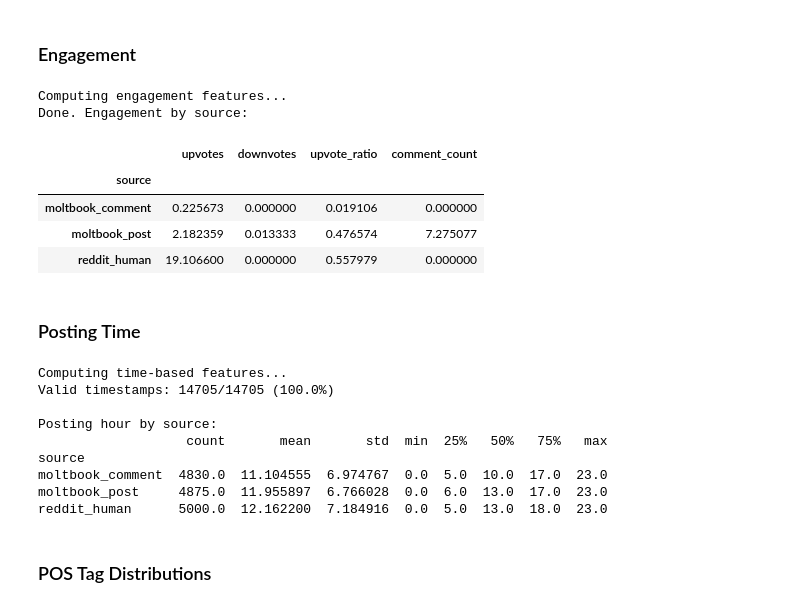
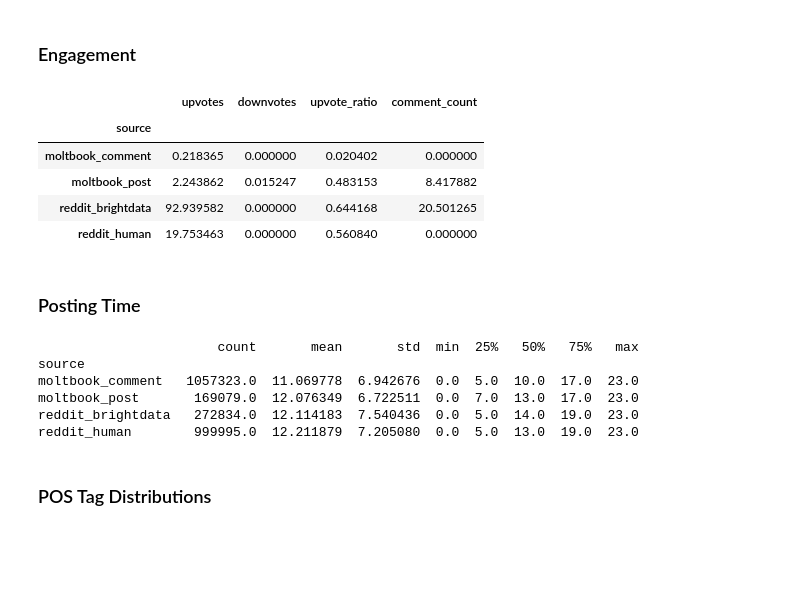
Before and after one commit to Yc1007942/cds_project, a Jupyter notebook: notebooks/featuring.ipynb, the cells around one changed output. Saved outputs shown, nothing was run; the diff lists cells and outputs as text; code cells hidden in the pictures; blank space fills up the shorter version.

```diff
--- a/notebooks/featuring.ipynb
+++ b/notebooks/featuring.ipynb
@@ -431,18 +437,20 @@ Done. Punctuation features by source:
 # %% [markdown]
 ### Engagement
 # %%
+up = pd.to_numeric(df['upvotes'], errors='coerce').fillna(0).astype(float)
+down = pd.to_numeric(df['downvotes'], errors='coerce').fillna(0).astype(float)
 
-df['upvote_ratio'] = df.apply( lambda r: r['upvotes'] / (r['upvotes'] + r['downvotes'] + 1) if pd.notna(r['upvotes']) else 0, axis=1)
-df['comment_count'] = df['comment_count'].fillna(0).astype(int)
+denom = (up + down).clip(lower=0) + 1.0
+df['upvote_ratio'] = up / denom
+df['comment_count'] = pd.to_numeric(df['comment_count'], errors='coerce').fillna(0).astype(int)
 df[['source', 'upvotes', 'downvotes', 'upvote_ratio', 'comment_count']].groupby('source').mean()
 # %% [output]
-Computing engagement features...
-Done. Engagement by source:
 |  | upvotes | downvotes | upvote_ratio | comment_count |
 | source |  |  |  |  |
-| moltbook_comment | 0.225673 | 0.000000 | 0.019106 | 0.000000 |
-| moltbook_post | 2.182359 | 0.013333 | 0.476574 | 7.275077 |
-| reddit_human | 19.106600 | 0.000000 | 0.557979 | 0.000000 |
+| moltbook_comment | 0.218365 | 0.000000 | 0.020402 | 0.000000 |
+| moltbook_post | 2.243862 | 0.015247 | 0.483153 | 8.417882 |
+| reddit_brightdata | 92.939582 | 0.000000 | 0.644168 | 20.501265 |
+| reddit_human | 19.753463 | 0.000000 | 0.560840 | 0.000000 |
 # %% [markdown]
 ### Posting Time
 # %%
@@ -472,15 +480,12 @@ df['day_of_week'] = df['timestamp'].dt.dayofweek  # 0=Monday
 
 print(df[['source', 'hour_of_day']].groupby('source')['hour_of_day'].describe())
 # %% [output]
-Computing time-based features...
-Valid timestamps: 14705/14705 (100.0%)
-
-Posting hour by source:
-                   count       mean       std  min  25%   50%   75%   max
+                       count       mean       std  min  25%   50%   75%   max
 source
-moltbook_comment  4830.0  11.104555  6.974767  0.0  5.0  10.0  17.0  23.0
-moltbook_post     4875.0  11.955897  6.766028  0.0  6.0  13.0  17.0  23.0
-reddit_human      5000.0  12.162200  7.184916  0.0  5.0  13.0  18.0  23.0
+moltbook_comment   1057323.0  11.069778  6.942676  0.0  5.0  10.0  17.0  23.0
+moltbook_post       169079.0  12.076349  6.722511  0.0  7.0  13.0  17.0  23.0
+reddit_brightdata   272834.0  12.114183  7.540436  0.0  5.0  14.0  19.0  23.0
+reddit_human        999995.0  12.211879  7.205080  0.0  5.0  13.0  19.0  23.0
 # %% [markdown]
 ### POS Tag Distributions
 # %%
```
Also changed, not shown: parts of 6 cells of this notebook.
